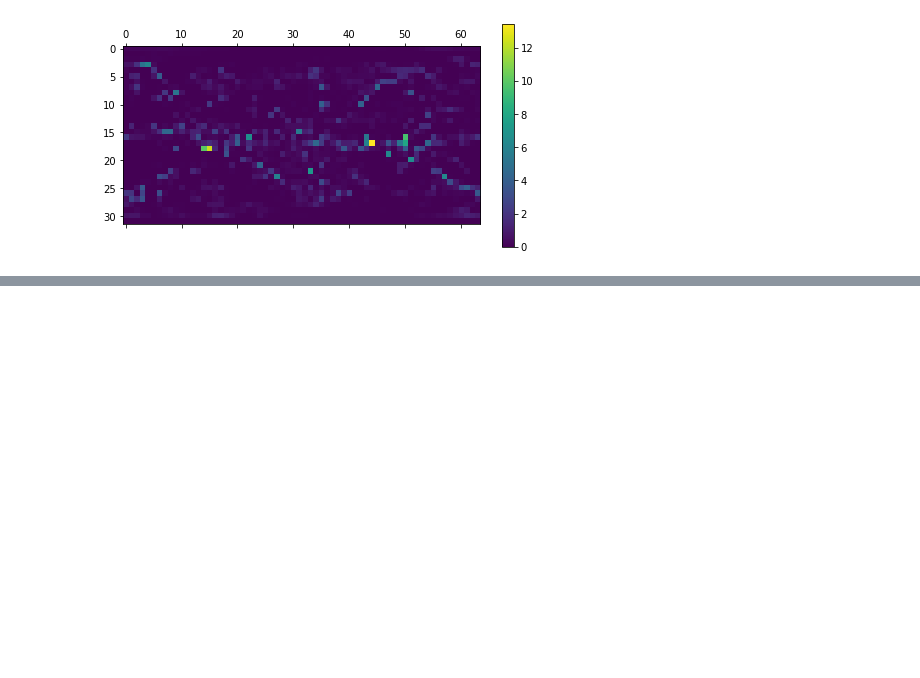
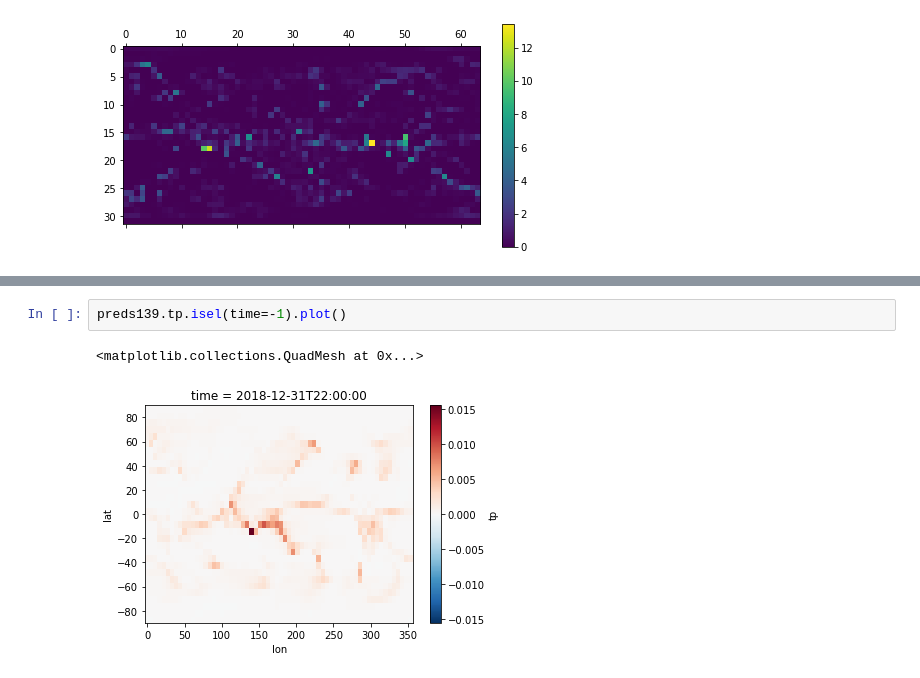
Before and after one commit to sagar-garg/WeatherBench, a Jupyter notebook: devlog/28-precip.ipynb, the cells around one changed output, grey strips where cells are left out. Cells and saved outputs as stored; diff of their text form; blank space fills up the shorter version.

```diff
--- a/devlog/28-precip.ipynb
+++ b/devlog/28-precip.ipynb
@@ -578,0 +596,5 @@ plt.colorbar()
+# %%
+preds139.tp.isel(time=-1).plot()
+# %% [output]
+<matplotlib.collections.QuadMesh at 0x...>
+[figure, added]
```
Also changed, not shown: parts of 13 cells of this notebook, 8 other files.
